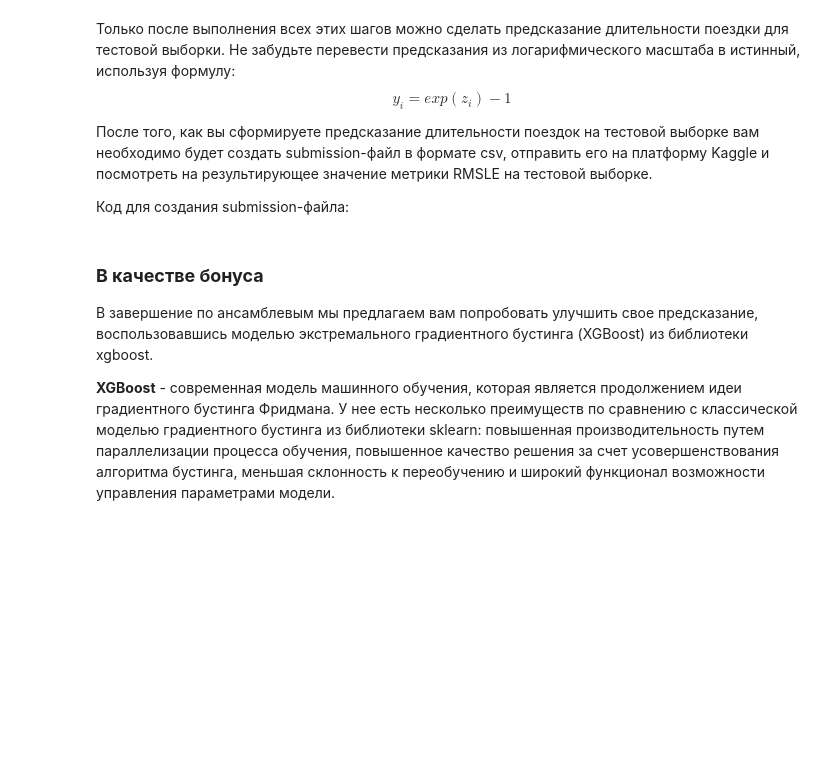
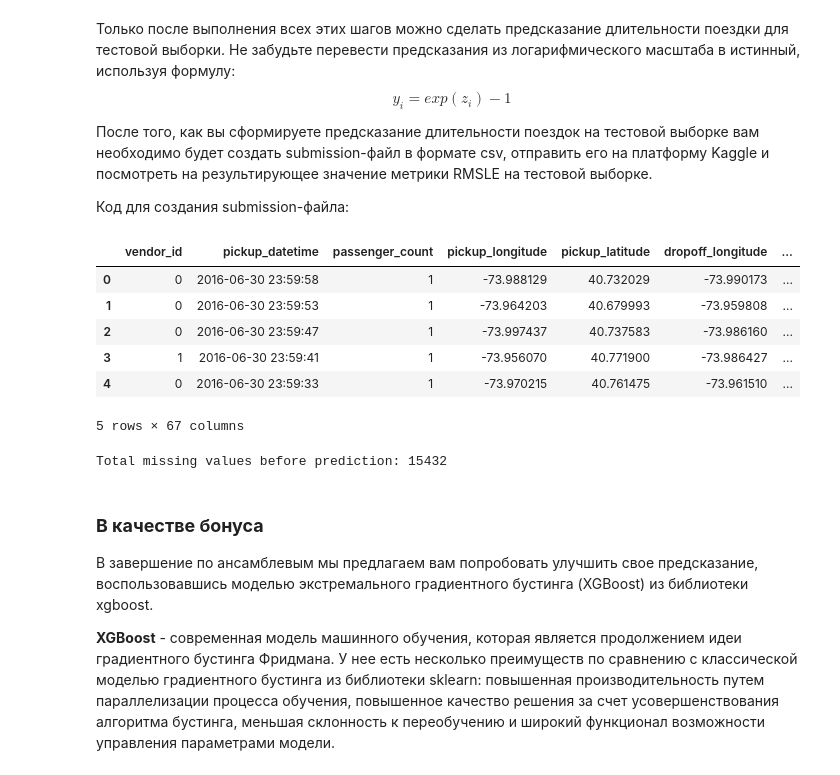
Before and after one commit to CatPawsCoder/Project_Practicum, a Jupyter notebook: Project.ipynb, the cells around one changed output. Drawn from its saved outputs; the diff is of its cells as text; code cells hidden in the pictures; blank space fills up the shorter version.

```diff
--- a/Project.ipynb
+++ b/Project.ipynb
@@ -1451,23 +1856,23 @@ test_id = test_data['id']
 # %%
-test_data['pickup_datetime']=pd.to_datetime(test_data['pickup_datetime'],format='%Y-%m-%d %H:%M:%S')
-test_data = add_datetime_features(test_data)
-test_data = add_holiday_features(test_data, holiday_data)
-test_data = add_osrm_features(test_data, osrm_data_test)
-test_data = add_geographical_features(test_data)
-test_data = add_cluster_features(test_data, kmeans)
-test_data = add_weather_features(test_data, weather_data)
-test_data = fill_null_weather_data(test_data)
+# test_data['pickup_datetime']=pd.to_datetime(test_data['pickup_datetime'],format='%Y-%m-%d %H:%M:%S')
+# test_data = add_datetime_features(test_data)
+# test_data = add_holiday_features(test_data, holiday_data)
+# test_data = add_osrm_features(test_data, osrm_data_test)
+# test_data = add_geographical_features(test_data)
+# test_data = add_cluster_features(test_data, kmeans)
+# test_data = add_weather_features(test_data, weather_data)
+# test_data = fill_null_weather_data(test_data)
 
-test_data['vendor_id'] = test_data['vendor_id'].apply(lambda x: 0 if x == 1 else 1)
-test_data['store_and_fwd_flag'] = test_data['store_and_fwd_flag'].apply(lambda x: 0 if x == 'N' else 1)
-test_data_onehot = one_hot_encoder.fit_transform(test_data[columns_to_change]).toarray()
-column_names = one_hot_encoder.get_feature_names_out(columns_to_change)
-test_data_onehot = pd.DataFrame(test_data_onehot, columns=column_names)
+# test_data['vendor_id'] = test_data['vendor_id'].apply(lambda x: 0 if x == 1 else 1)
+# test_data['store_and_fwd_flag'] = test_data['store_and_fwd_flag'].apply(lambda x: 0 if x == 'N' else 1)
+# test_data_onehot = one_hot_encoder.fit_transform(test_data[columns_to_change]).toarray()
+# column_names = one_hot_encoder.get_feature_names_out(columns_to_change)
+# test_data_onehot = pd.DataFrame(test_data_onehot, columns=column_names)
 
-test_data = pd.concat(
-    [test_data.reset_index(drop=True).drop(columns_to_change, axis=1), test_data_onehot],
-    axis=1
-)
-X_test = test_data[best_features]
-X_test_scaled = scaler.transform(X_test)
-print('Shape of data: {}'.format(X_test.shape))
+# test_data = pd.concat(
+#     [test_data.reset_index(drop=True).drop(columns_to_change, axis=1), test_data_onehot],
+#     axis=1
+# )
+# X_test = test_data[best_features]
+# X_test_scaled = scaler.transform(X_test)
+# print('Shape of data: {}'.format(X_test.shape))
@@ -1478,3 +1885,26 @@ $$y_i=exp(z_i)-1$$
 После того, как вы сформируете предсказание длительности поездок на тестовой выборке вам необходимо будет создать submission-файл в формате csv, отправить его на платформу Kaggle и посмотреть на результирующее значение метрики RMSLE на тестовой выборке.
 
 Код для создания submission-файла:
+# %%
+X_test = test_data.drop(columns=['id'])
+X_test.head()
+# %% [output]
+|  | vendor_id | pickup_datetime | passenger_count | pickup_longitude | pickup_latitude | dropoff_longitude | ... |
+| 0 | 0 | 2016-06-30 23:59:58 | 1 | -73.988129 | 40.732029 | -73.990173 | ... |
+| 1 | 0 | 2016-06-30 23:59:53 | 1 | -73.964203 | 40.679993 | -73.959808 | ... |
+| 2 | 0 | 2016-06-30 23:59:47 | 1 | -73.997437 | 40.737583 | -73.986160 | ... |
+| 3 | 1 | 2016-06-30 23:59:41 | 1 | -73.956070 | 40.771900 | -73.986427 | ... |
+| 4 | 0 | 2016-06-30 23:59:33 | 1 | -73.970215 | 40.761475 | -73.961510 | ... |
+5 rows × 67 columns
+# %%
+
+# Проверка на наличие NaN
+missing_values = np.isnan(X_test_scaled).sum()
+print(f"Total missing values before prediction: {missing_values}")
+# Заполнение NaN медианными значениями
+from sklearn.impute import SimpleImputer
+
+imputer = SimpleImputer(strategy='median')
+X_test_scaled = imputer.fit_transform(X_test_scaled)
+# %% [output]
+Total missing values before prediction: 15432
```
Also changed, not shown: parts of 58 cells of this notebook.
